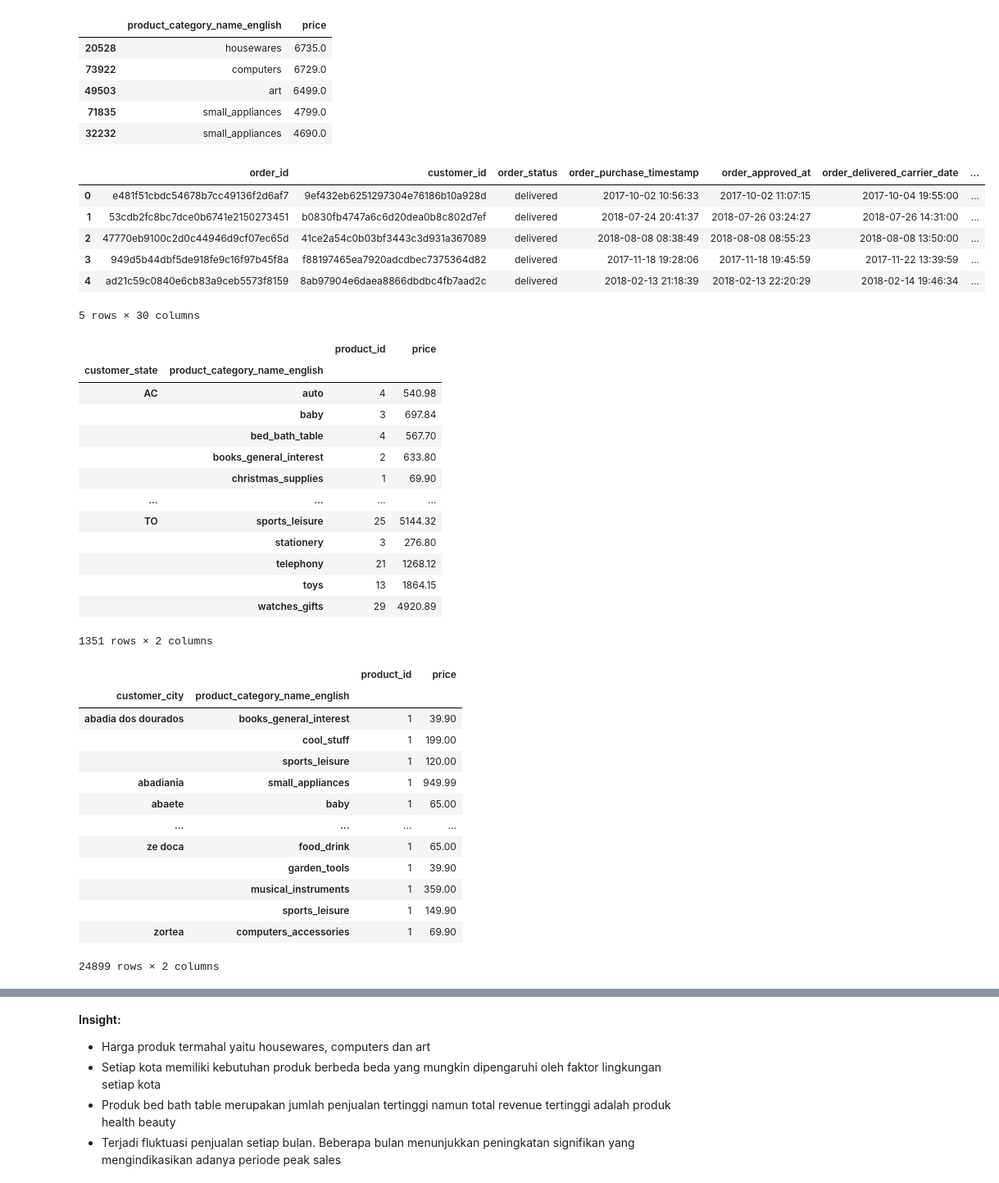
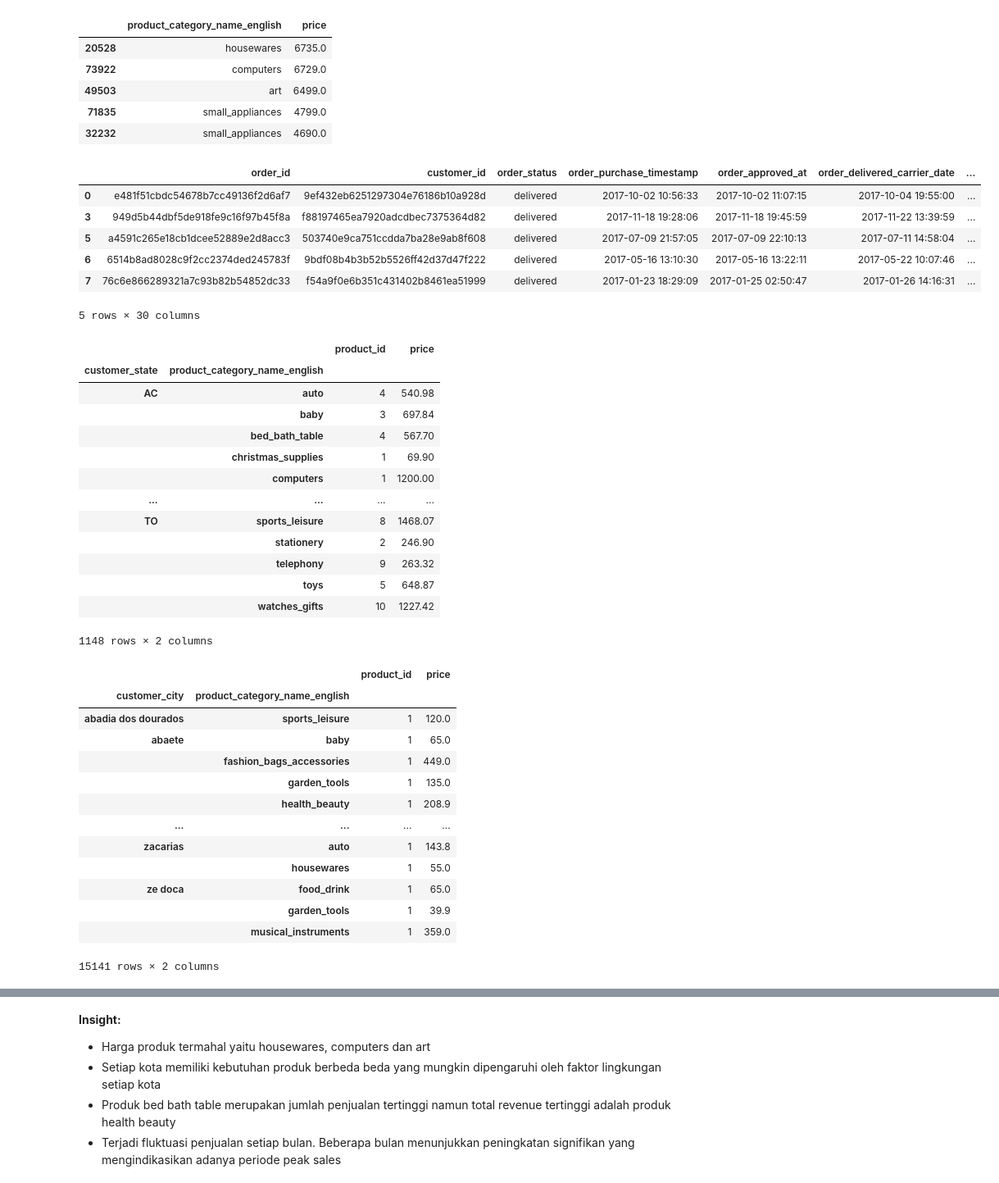
Before and after one commit to aqsafirdaus/e-commerce-data-analysis, a Jupyter notebook: notebook.ipynb, the cells around one changed output, grey strips where cells are left out. Shown at 82% size. Cells and saved outputs as stored; diff of their text form; code cells hidden in the pictures.

```diff
--- a/notebook.ipynb
+++ b/notebook.ipynb
@@ -509,20 +509,22 @@ products_order_items[['product_category_name_english', 'price']].sort_values(by=
 # %%
 # menggabungkan semua data antara data orders customers dengan data products order items
 all_df = pd.merge(
     left=orders_customers,
     right=products_order_items,
     how="left",
     left_on="order_id",
     right_on="order_id"
 )
+
+all_df = all_df[all_df['order_purchase_timestamp'].dt.year == 2017]
 all_df.head()
 # %% [output]
 |  | order_id | customer_id | order_status | order_purchase_timestamp | order_approved_at | order_delivered_carrier_date | ... |
 | 0 | e481f51cbdc54678b7cc49136f2d6af7 | 9ef432eb6251297304e76186b10a928d | delivered | 2017-10-02 10:56:33 | 2017-10-02 11:07:15 | 2017-10-04 19:55:00 | ... |
-| 1 | 53cdb2fc8bc7dce0b6741e2150273451 | b0830fb4747a6c6d20dea0b8c802d7ef | delivered | 2018-07-24 20:41:37 | 2018-07-26 03:24:27 | 2018-07-26 14:31:00 | ... |
-| 2 | 47770eb9100c2d0c44946d9cf07ec65d | 41ce2a54c0b03bf3443c3d931a367089 | delivered | 2018-08-08 08:38:49 | 2018-08-08 08:55:23 | 2018-08-08 13:50:00 | ... |
 | 3 | 949d5b44dbf5de918fe9c16f97b45f8a | f88197465ea7920adcdbec7375364d82 | delivered | 2017-11-18 19:28:06 | 2017-11-18 19:45:59 | 2017-11-22 13:39:59 | ... |
-| 4 | ad21c59c0840e6cb83a9ceb5573f8159 | 8ab97904e6daea8866dbdbc4fb7aad2c | delivered | 2018-02-13 21:18:39 | 2018-02-13 22:20:29 | 2018-02-14 19:46:34 | ... |
+| 5 | a4591c265e18cb1dcee52889e2d8acc3 | 503740e9ca751ccdda7ba28e9ab8f608 | delivered | 2017-07-09 21:57:05 | 2017-07-09 22:10:13 | 2017-07-11 14:58:04 | ... |
+| 6 | 6514b8ad8028c9f2cc2374ded245783f | 9bdf08b4b3b52b5526ff42d37d47f222 | delivered | 2017-05-16 13:10:30 | 2017-05-16 13:22:11 | 2017-05-22 10:07:46 | ... |
+| 7 | 76c6e866289321a7c93b82b54852dc33 | f54a9f0e6b351c431402b8461ea51999 | delivered | 2017-01-23 18:29:09 | 2017-01-25 02:50:47 | 2017-01-26 14:16:31 | ... |
 5 rows × 30 columns
 # %%
 # menghitung jumlah product dan price berdasarkan state
@@ -536,15 +538,15 @@ all_df.groupby(by=["customer_state", "product_category_name_english"]).agg({
 | AC | auto | 4 | 540.98 |
 |  | baby | 3 | 697.84 |
 |  | bed_bath_table | 4 | 567.70 |
-|  | books_general_interest | 2 | 633.80 |
 |  | christmas_supplies | 1 | 69.90 |
+|  | computers | 1 | 1200.00 |
 | ... | ... | ... | ... |
-| TO | sports_leisure | 25 | 5144.32 |
-|  | stationery | 3 | 276.80 |
-|  | telephony | 21 | 1268.12 |
-|  | toys | 13 | 1864.15 |
-|  | watches_gifts | 29 | 4920.89 |
+| TO | sports_leisure | 8 | 1468.07 |
+|  | stationery | 2 | 246.90 |
+|  | telephony | 9 | 263.32 |
+|  | toys | 5 | 648.87 |
+|  | watches_gifts | 10 | 1227.42 |
-1351 rows × 2 columns
+1148 rows × 2 columns
 # %%
 # menghitung jumlah product dan price berdasarkan city
 all_df.groupby(by=["customer_city", "product_category_name_english"]).agg({
@@ -554,18 +556,18 @@ all_df.groupby(by=["customer_city", "product_category_name_english"]).agg({
 # %% [output]
 |  |  | product_id | price |
 | customer_city | product_category_name_english |  |  |
-| abadia dos dourados | books_general_interest | 1 | 39.90 |
-|  | cool_stuff | 1 | 199.00 |
-|  | sports_leisure | 1 | 120.00 |
-| abadiania | small_appliances | 1 | 949.99 |
-| abaete | baby | 1 | 65.00 |
+| abadia dos dourados | sports_leisure | 1 | 120.0 |
+| abaete | baby | 1 | 65.0 |
+|  | fashion_bags_accessories | 1 | 449.0 |
+|  | garden_tools | 1 | 135.0 |
+|  | health_beauty | 1 | 208.9 |
 | ... | ... | ... | ... |
-| ze doca | food_drink | 1 | 65.00 |
-|  | garden_tools | 1 | 39.90 |
-|  | musical_instruments | 1 | 359.00 |
-|  | sports_leisure | 1 | 149.90 |
-| zortea | computers_accessories | 1 | 69.90 |
+| zacarias | auto | 1 | 143.8 |
+|  | housewares | 1 | 55.0 |
+| ze doca | food_drink | 1 | 65.0 |
+|  | garden_tools | 1 | 39.9 |
+|  | musical_instruments | 1 | 359.0 |
-24899 rows × 2 columns
+15141 rows × 2 columns
 # %%
 # menampilkan jumlah product yang terjual dan total revenue
 product_sales = all_df.groupby('product_category_name_english').agg({
```
Also changed, not shown: parts of 17 cells of this notebook.
